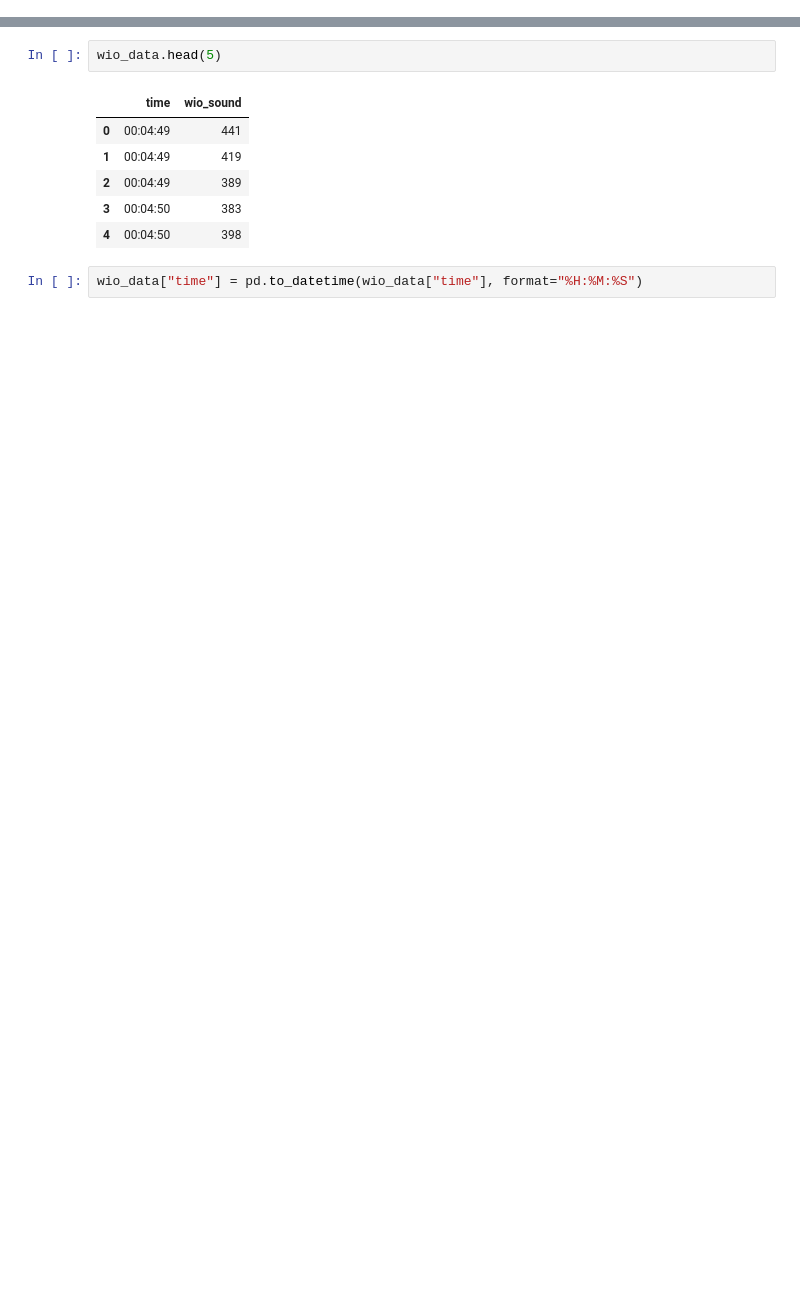
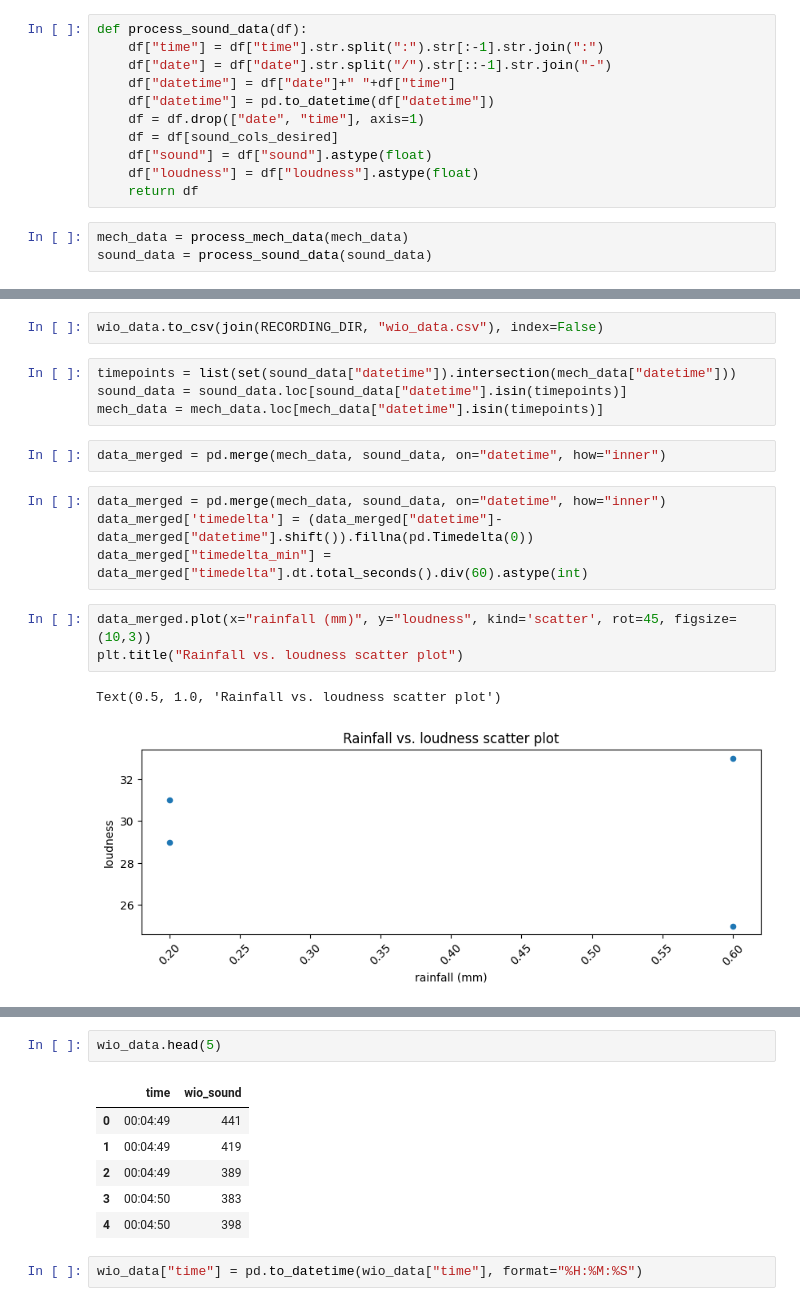
Before and after one commit to cksajil/rainfall_monitor, a Jupyter notebook: eda_wio_terminal_data.ipynb, the cells around one changed output, grey strips where cells are left out. Cells and saved outputs as stored; diff of their text form; blank space fills up the shorter version.

```diff
--- a/eda_wio_terminal_data.ipynb
+++ b/eda_wio_terminal_data.ipynb
@@ -13,0 +42,14 @@ wio_data = pd.read_excel(file_path, names=["time", "wio_sound"])
+# %%
+def process_sound_data(df):
+    df["time"] = df["time"].str.split(":").str[:-1].str.join(":")
+    df["date"] = df["date"].str.split("/").str[::-1].str.join("-")
+    df["datetime"] = df["date"]+" "+df["time"]
+    df["datetime"] = pd.to_datetime(df["datetime"])
+    df = df.drop(["date", "time"], axis=1)
+    df = df[sound_cols_desired]
+    df["sound"] = df["sound"].astype(float)
+    df["loudness"] = df["loudness"].astype(float)
+    return df
+# %%
+mech_data = process_mech_data(mech_data)
+sound_data = process_sound_data(sound_data)
@@ -13,0 +66,18 @@ wio_data = pd.read_excel(file_path, names=["time", "wio_sound"])
+# %%
+wio_data.to_csv(join(RECORDING_DIR, "wio_data.csv"), index=False)
+# %%
+timepoints = list(set(sound_data["datetime"]).intersection(mech_data["datetime"]))
+sound_data = sound_data.loc[sound_data["datetime"].isin(timepoints)]
+mech_data = mech_data.loc[mech_data["datetime"].isin(timepoints)]
+# %%
+data_merged = pd.merge(mech_data, sound_data, on="datetime", how="inner")
+# %%
+data_merged = pd.merge(mech_data, sound_data, on="datetime", how="inner")
+data_merged['timedelta'] = (data_merged["datetime"]-data_merged["datetime"].shift()).fillna(pd.Timedelta(0))
+data_merged["timedelta_min"] = data_merged["timedelta"].dt.total_seconds().div(60).astype(int)
+# %%
+data_merged.plot(x="rainfall (mm)", y="loudness", kind='scatter', rot=45, figsize=(10,3))
+plt.title("Rainfall vs. loudness scatter plot")
+# %% [output]
+Text(0.5, 1.0, 'Rainfall vs. loudness scatter plot')
+[figure, added]
```
Also changed, not shown: parts of 13 cells of this notebook, 1 other file.
